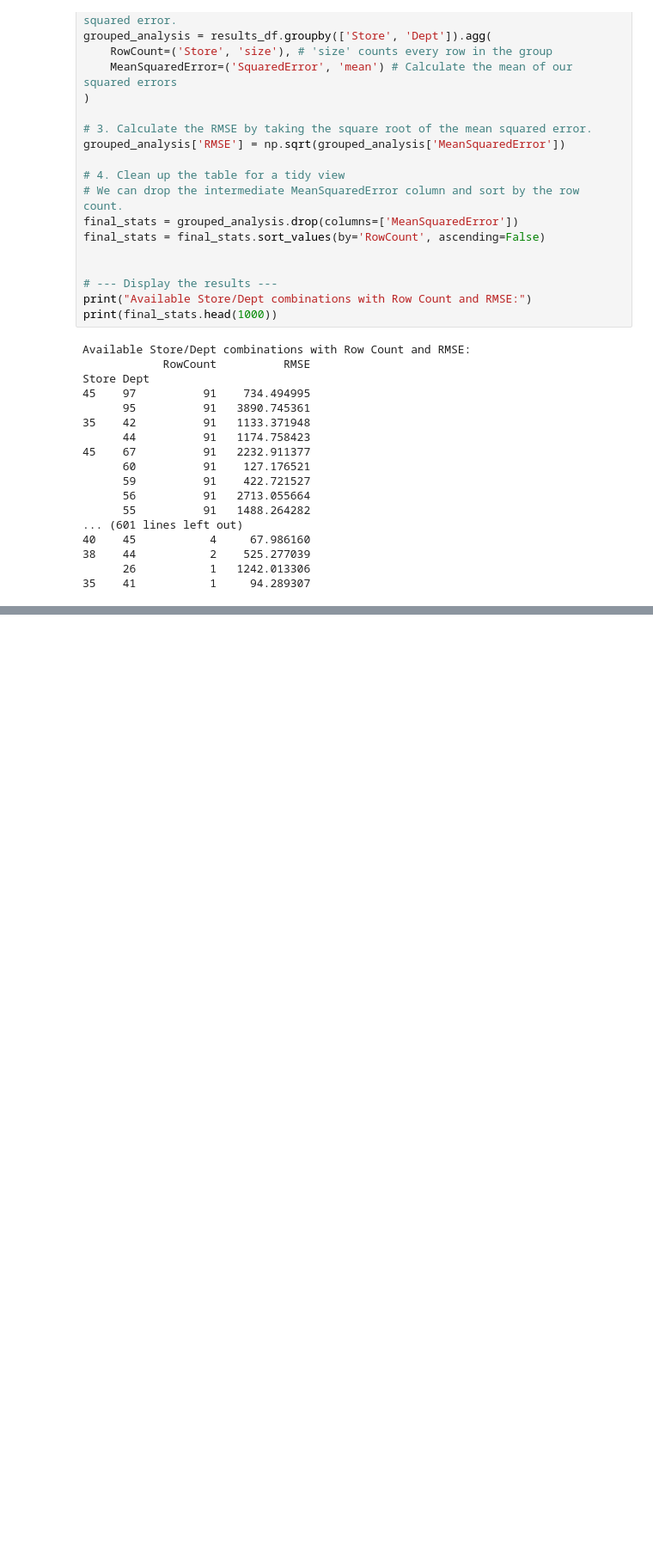
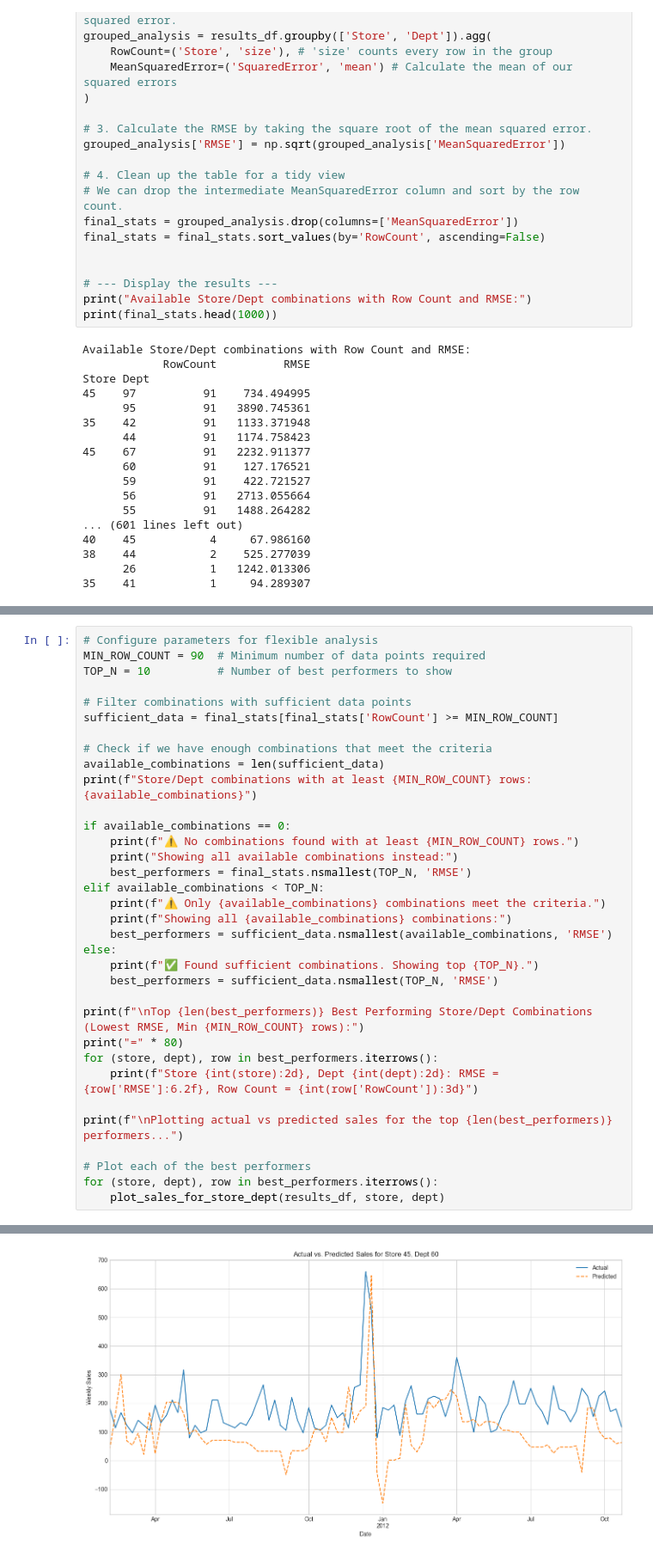
Before and after one commit to Ali-Tharwat/Elevvo-ML-Tasks, a Jupyter notebook: Task 7 - Sales Forecasting Description/SalesForecasting.ipynb, the cells around one changed output, grey strips where cells are left out. Shown at 86% size. Saved outputs shown, nothing was run; the diff lists cells and outputs as text; blank space fills up the shorter version.

```diff
--- a/Task 7 - Sales Forecasting Description/SalesForecasting.ipynb
+++ b/Task 7 - Sales Forecasting Description/SalesForecasting.ipynb
@@ -1141,0 +1162,35 @@ interactive(children=(Dropdown(description='Select Store:', options=(np.uint8(35
+# %%
+# Configure parameters for flexible analysis
+MIN_ROW_COUNT = 90  # Minimum number of data points required
+TOP_N = 10          # Number of best performers to show
+
+# Filter combinations with sufficient data points
+sufficient_data = final_stats[final_stats['RowCount'] >= MIN_ROW_COUNT]
+
+# Check if we have enough combinations that meet the criteria
+available_combinations = len(sufficient_data)
+print(f"Store/Dept combinations with at least {MIN_ROW_COUNT} rows: {available_combinations}")
+
+if available_combinations == 0:
+    print(f"⚠️ No combinations found with at least {MIN_ROW_COUNT} rows.")
+    print("Showing all available combinations instead:")
+    best_performers = final_stats.nsmallest(TOP_N, 'RMSE')
+elif available_combinations < TOP_N:
+    print(f"⚠️ Only {available_combinations} combinations meet the criteria.")
+    print(f"Showing all {available_combinations} combinations:")
+    best_performers = sufficient_data.nsmallest(available_combinations, 'RMSE')
+else:
+    print(f"✅ Found sufficient combinations. Showing top {TOP_N}.")
+    best_performers = sufficient_data.nsmallest(TOP_N, 'RMSE')
+
+print(f"\nTop {len(best_performers)} Best Performing Store/Dept Combinations (Lowest RMSE, Min {MIN_ROW_COUNT} rows):")
+print("=" * 80)
+for (store, dept), row in best_performers.iterrows():
+    print(f"Store {int(store):2d}, Dept {int(dept):2d}: RMSE = {row['RMSE']:6.2f}, Row Count = {int(row['RowCount']):3d}")
+
+print(f"\nPlotting actual vs predicted sales for the top {len(best_performers)} performers...")
+
+# Plot each of the best performers
+for (store, dept), row in best_performers.iterrows():
+    plot_sales_for_store_dept(results_df, store, dept)
+# %% [output]
@@ -1141,0 +1214 @@ interactive(children=(Dropdown(description='Select Store:', options=(np.uint8(35
+[figure, added]
```
Also changed, not shown: parts of 4 cells of this notebook, 1 other file.
